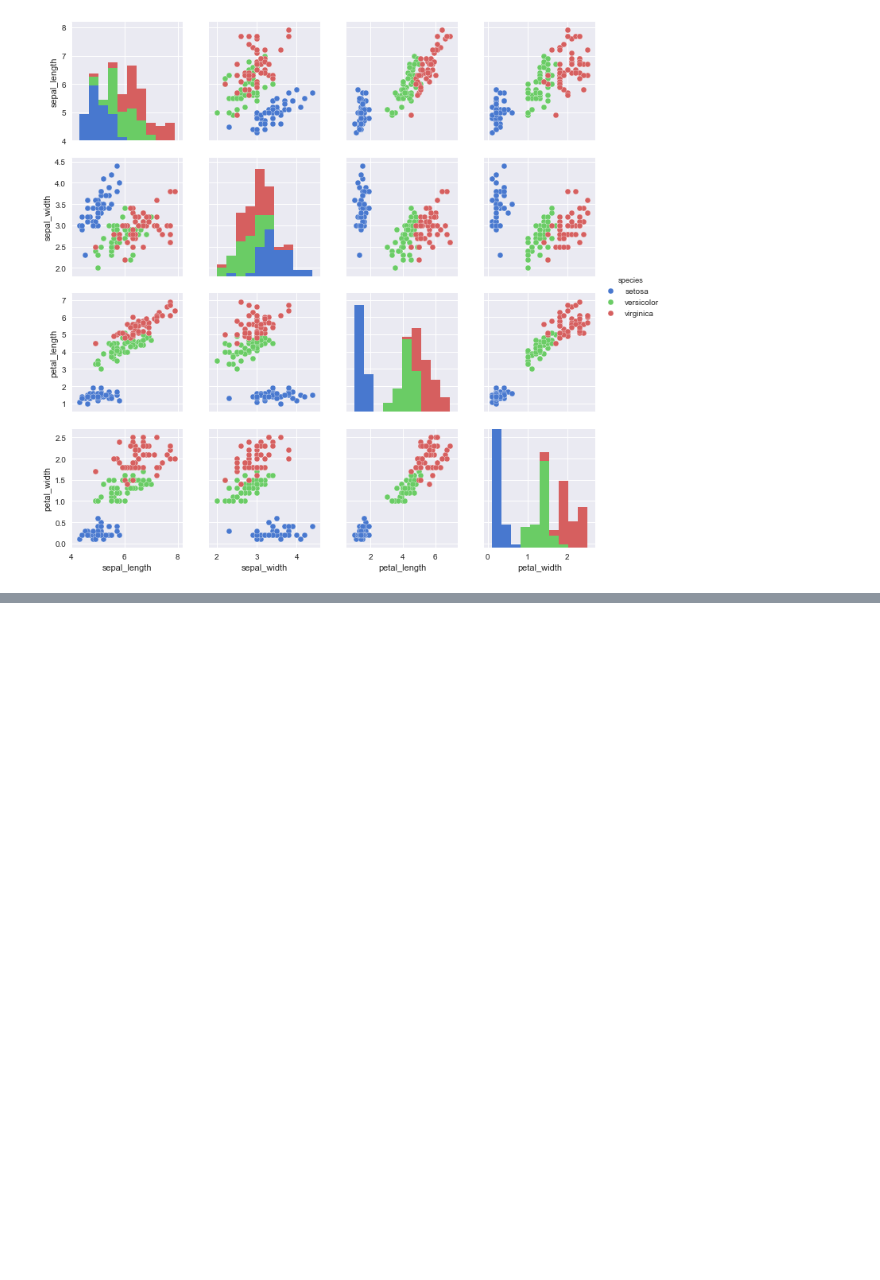
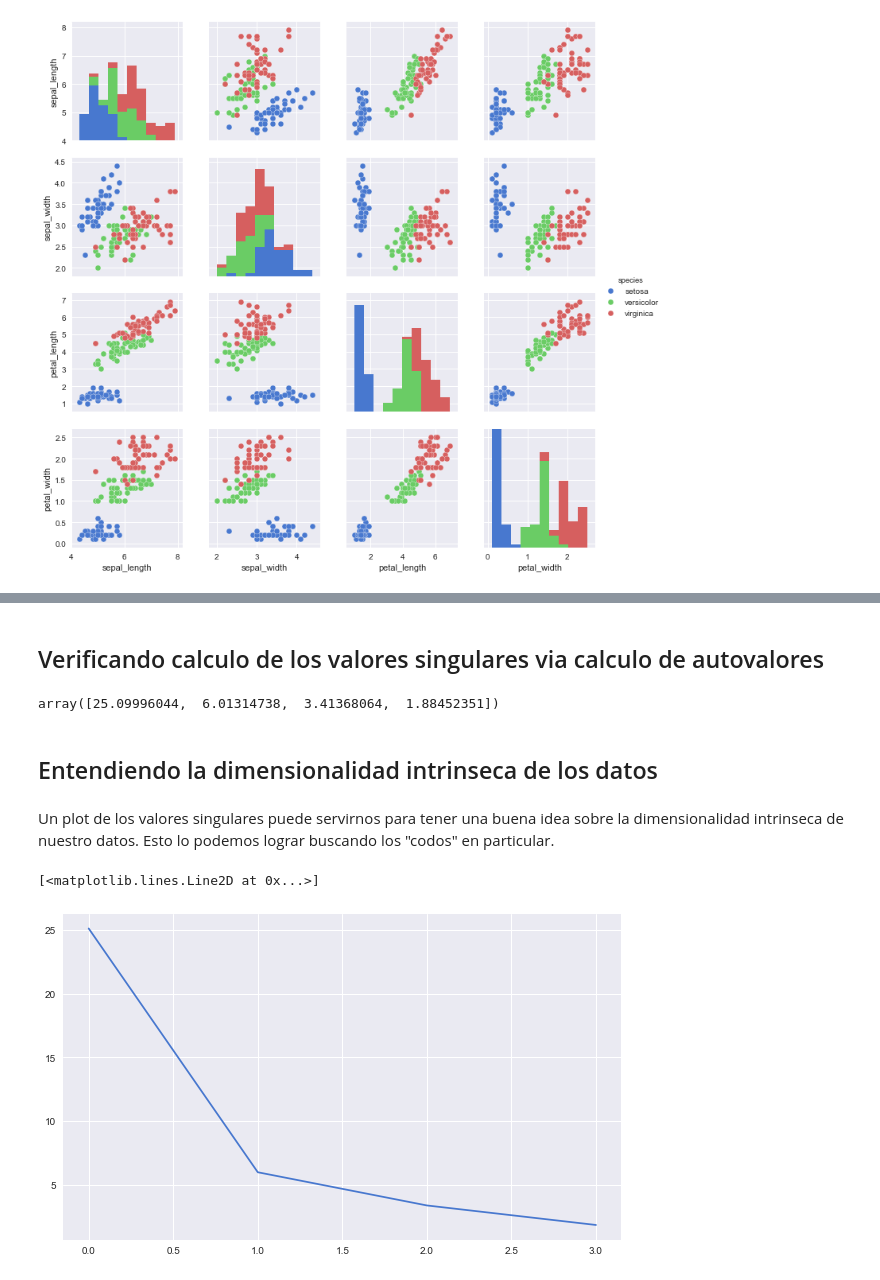
Before and after one commit to idontdomath/datos-dimensionality-reduction, a Jupyter notebook: 01-svd-iris.ipynb, the cells around one changed output, grey strips where cells are left out. Saved outputs shown, nothing was run; the diff lists cells and outputs as text; code cells hidden in the pictures; blank space fills up the shorter version.

```diff
--- a/01-svd-iris.ipynb
+++ b/01-svd-iris.ipynb
@@ -258,0 +91,3 @@ Number of Singular Values 3 100.0%
+# %%
+# calculamos la svd
+u, s, vt = svd(centered)
@@ -258,0 +146,18 @@ Number of Singular Values 3 100.0%
+# %% [markdown]
+## Verificando calculo de los valores singulares via calculo de autovalores
+# %%
+# utilizando otro metodo de scipy podemos realizar el calculo
+# de autovalores para verificar
+np.sqrt(eigs(centered.values.dot(centered.values.T), k=4)[0]).real
+# %% [output]
+array([25.09996044,  6.01314738,  3.41368064,  1.88452351])
+# %% [markdown]
+## Entendiendo la dimensionalidad intrinseca de los datos
+# %% [markdown]
+Un plot de los valores singulares puede servirnos para tener una buena idea sobre la dimensionalidad intrinseca de nuestro datos. Esto lo podemos lograr buscando los "codos" en particular.
+# %%
+# tener en cuenta que va del autovalor #0 al #3 (son 4)
+plt.plot(s)
+# %% [output]
+[<matplotlib.lines.Line2D at 0x...>]
+[figure, added]
```
Also changed, not shown: parts of 62 cells of this notebook, 1 other file.
